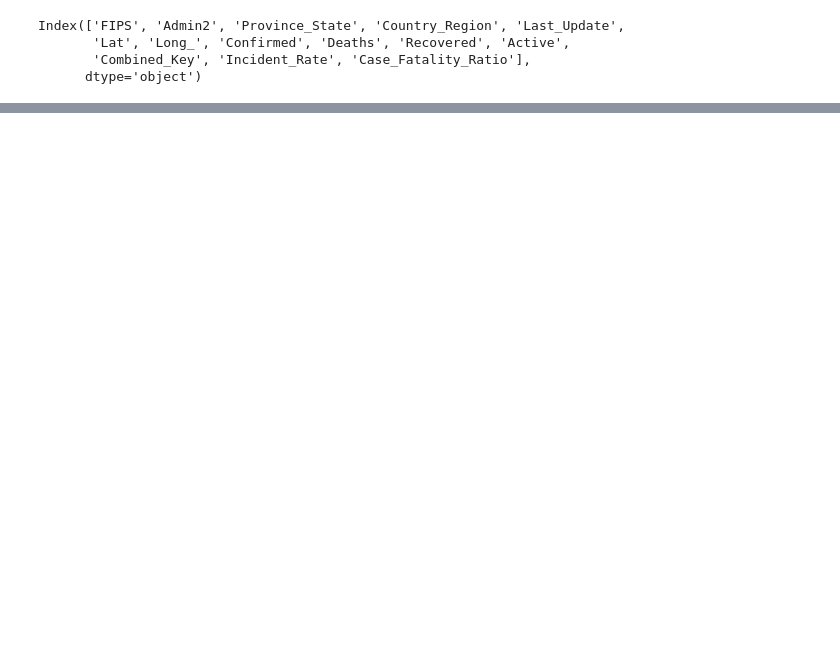
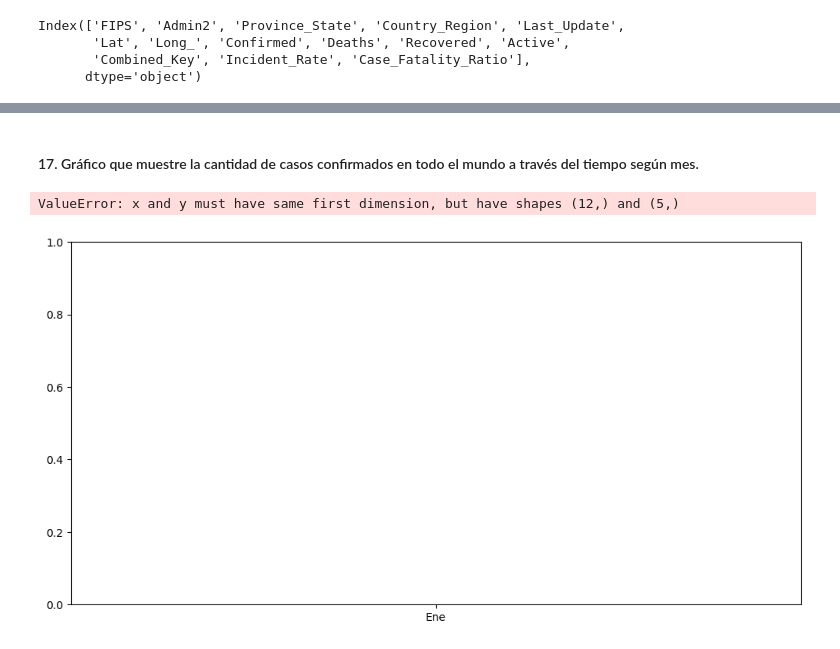
Before and after one commit to JuanBaezaB/gestion-de-datos, a Jupyter notebook: Proyecto COVID/main.ipynb, the cells around one changed output, grey strips where cells are left out. Cells and saved outputs as stored; diff of their text form; code cells hidden in the pictures; blank space fills up the shorter version.

```diff
--- a/Proyecto COVID/main.ipynb
+++ b/Proyecto COVID/main.ipynb
@@ -45,0 +533,32 @@ data
+# %% [markdown]
+#### 17.  Gráfico que muestre la cantidad de casos confirmados en todo el mundo a través del tiempo según mes.
+# %%
+import matplotlib.pyplot as plt
+
+# Convertir la columna 'Last_Update' a formato de fecha
+data['Last_Update'] = pd.to_datetime(data['Last_Update'])
+
+# Extraer el mes de la fecha
+data['Month'] = data['Last_Update'].dt.month
+
+# Agrupar los datos por mes y calcular la suma de casos confirmados
+confirmed_cases_by_month = data.groupby('Month')['Confirmed'].sum()
+
+# Obtener las etiquetas y los valores para el gráfico de líneas
+labels = ['Ene', 'Feb', 'Mar', 'Abr', 'May', 'Jun', 'Jul', 'Ago', 'Sep', 'Oct', 'Nov', 'Dic']
+values = confirmed_cases_by_month.values
+
+# Crear el gráfico de líneas
+plt.figure(figsize=(12, 6))
+plt.plot(labels, values, marker='o')
+
+# Configurar el gráfico
+plt.title('Cantidad de casos confirmados de coronavirus en todo el mundo por mes')
+plt.xlabel('Mes')
+plt.ylabel('Cantidad de casos confirmados')
+
+# Mostrar el gráfico
+plt.show()
+# %% [output]
+ValueError: x and y must have same first dimension, but have shapes (12,) and (5,)
+[figure, added]
```
Also changed, not shown: parts of 35 cells of this notebook.
